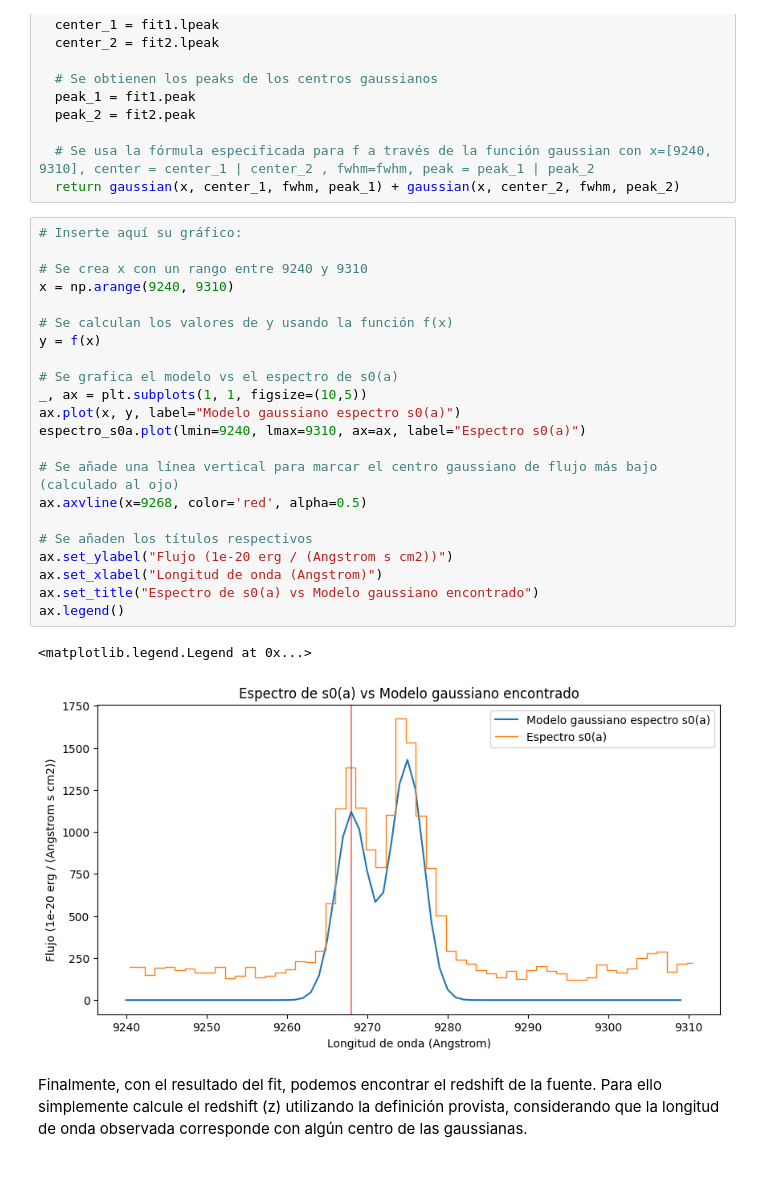
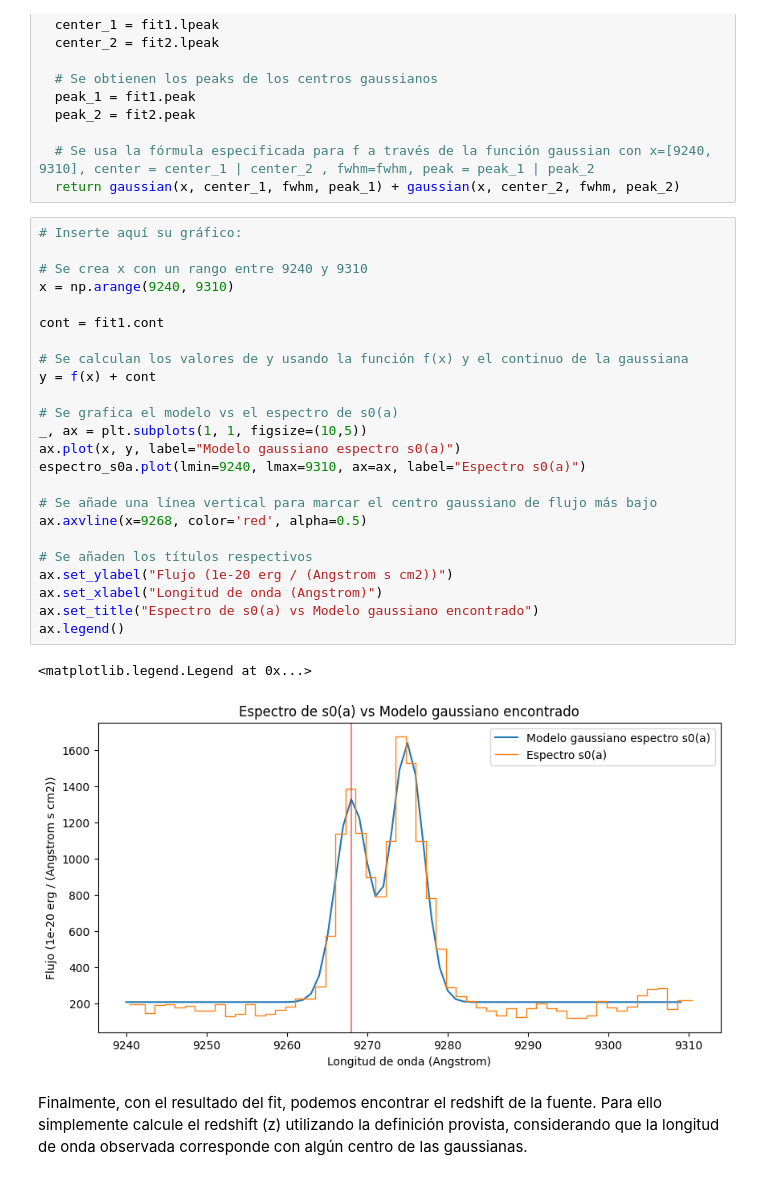
Before and after one commit to bsttiv/Tarea-4, a Jupyter notebook: Tarea4_Desarrollo.ipynb, the cells around one changed output. Cells and saved outputs as stored; diff of their text form.

```diff
--- a/Tarea4_Desarrollo.ipynb
+++ b/Tarea4_Desarrollo.ipynb
@@ -411,28 +411,30 @@ def f(x):
 # %%
 # Inserte aquí su gráfico:
 
 # Se crea x con un rango entre 9240 y 9310
 x = np.arange(9240, 9310)
 
-# Se calculan los valores de y usando la función f(x)
-y = f(x)
+cont = fit1.cont
+
+# Se calculan los valores de y usando la función f(x) y el continuo de la gaussiana
+y = f(x) + cont
 
 # Se grafica el modelo vs el espectro de s0(a)
 _, ax = plt.subplots(1, 1, figsize=(10,5))
 ax.plot(x, y, label="Modelo gaussiano espectro s0(a)")
 espectro_s0a.plot(lmin=9240, lmax=9310, ax=ax, label="Espectro s0(a)")
 
-# Se añade una línea vertical para marcar el centro gaussiano de flujo más bajo (calculado al ojo)
+# Se añade una línea vertical para marcar el centro gaussiano de flujo más bajo
 ax.axvline(x=9268, color='red', alpha=0.5)
 
 # Se añaden los títulos respectivos
 ax.set_ylabel("Flujo (1e-20 erg / (Angstrom s cm2))")
 ax.set_xlabel("Longitud de onda (Angstrom)")
 ax.set_title("Espectro de s0(a) vs Modelo gaussiano encontrado")
 ax.legend()
 # %% [output]
 <matplotlib.legend.Legend at 0x...>
-[figure, old version]
+[figure, new version]
 # %% [markdown]
 Finalmente, con el resultado del fit, podemos encontrar el redshift de la fuente. Para ello simplemente calcule el redshift (z) utilizando la definición provista, considerando que la longitud de onda observada corresponde con algún centro de las gaussianas.
 # %%
```
